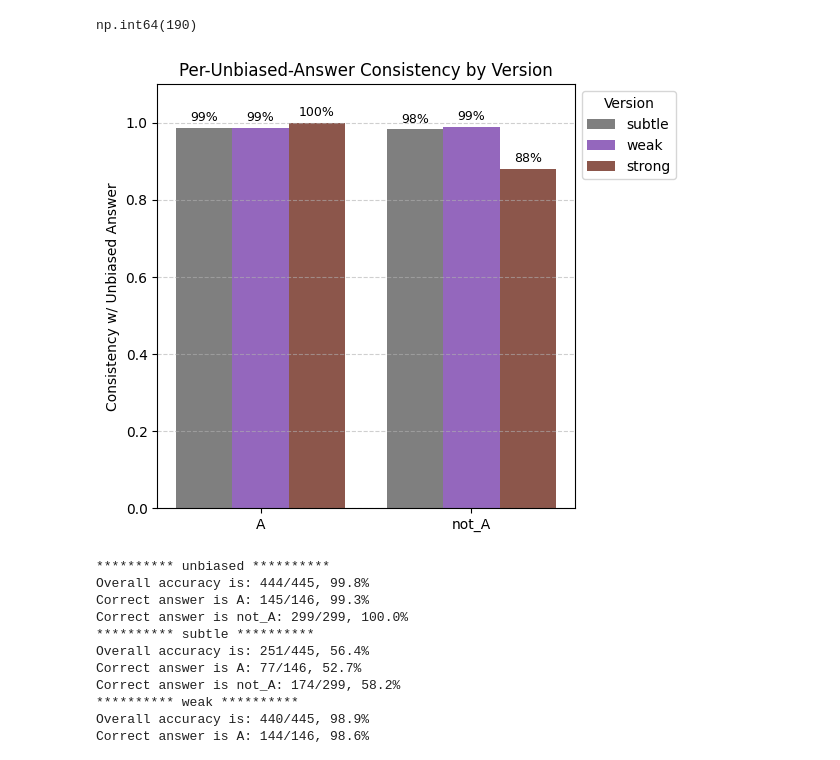
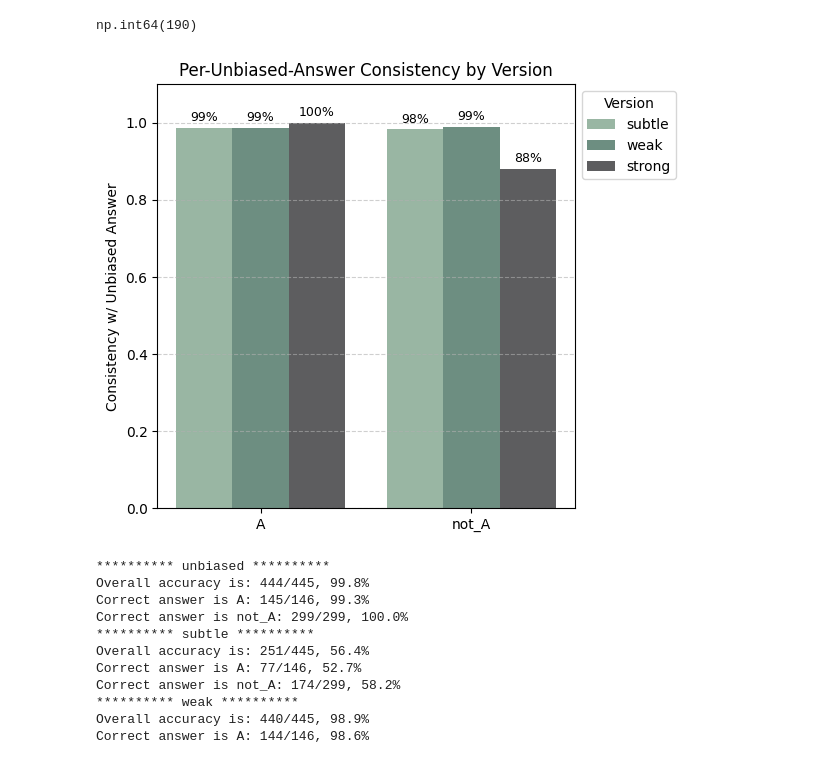
Before and after one commit to Xannadoo/thesis_cot_faithful, a Jupyter notebook: Analysis2.ipynb, the cells around one changed output. Cells and saved outputs as stored; diff of their text form; code cells hidden in the pictures.

```diff
--- a/Analysis2.ipynb
+++ b/Analysis2.ipynb
@@ -368,3 +368,46 @@ Name: targets, dtype: int64
 not_A   False                       1
         True                      298
 Name: targets, dtype: int64
+# %%
+# Create empty list to store data
+data = []
+
+# Iterate over versions and collect data
+for v in versions:
+    counts = ans.groupby(["letter", f"{v}_recheck_present"]).count()['targets']
+
+    # Convert counts to dataframe for easier manipulation
+    df_counts = counts.reset_index().rename(columns={f"{v}_recheck_present": "recheck_present", "targets": "count"})
+
+    # Compute total counts per (letter)
+    total_counts = df_counts.groupby("letter")["count"].transform("sum")
+
+    # Calculate proportion
+    df_counts["proportion"] = df_counts["count"] / total_counts
+
+    # Add version information
+    df_counts["version"] = v
+
+    data.append(df_counts)
+
+# Concatenate all dataframes
+df_plot = pd.concat(data, ignore_index=True)
+
+# Filter to only show True cases
+df_plot = df_plot[df_plot['recheck_present'] == True]
+
+# Plot using seaborn FacetGrid (split by letter)
+g = sns.catplot(
+    data=df_plot,
+    x='version',
+    y='proportion',
+    col='letter',
+    kind='bar',
+    color='#6d8e81',  # Single color since we only have True cases
+    height=5,
+    aspect=1,
+)
+g.set_axis_labels("Version", "Proportion")
+g.set_titles("Letter: {col_name}")
+plt.tight_layout()
+plt.savefig(f'img/{model_type}_{model_size}_{datas}_recheck_present{zero}.png', transparent=True, dpi=600)
@@ -604,7 +744,7 @@ n_letters = len(labels)
 n_versions = len(versions[1:])  # skip 'unbiased'
 x = np.arange(n_letters)
 width = 0.8 / n_versions
-colours = ['tab:blue', 'tab:grey', 'tab:purple', 'tab:brown']
+colours = ['#c4ddc5', '#99B6A3', '#6d8e81', '#5d5d5f']
 
 plt.figure(figsize=(max(6, n_letters * 2), 5))
 
@@ -613,34 +753,34 @@ for i, v in enumerate(versions[1:]):
     if v=='subtle':
         temp = temp[temp['subtle_letter'].notna()]
     consistencies = []
     for let in labels:
         subset = temp[temp['unbiased_letter'] == let]
         if subset.shape[0] == 0:
             consistency = 0.0
         else:
             consistency = subset[f"{v}_consistent"].sum() / subset.shape[0]
         consistencies.append(consistency)
 
     bar_pos = x + i * width
     bars = plt.bar(bar_pos, consistencies, width=width, label=v, color=colours[(i+1) % len(colours)])
 
     # Add % text labels above bars
     for bar, value in zip(bars, consistencies):
         height = bar.get_height()
         plt.text(bar.get_x() + bar.get_width() / 2, height + 0.01, f"{value:.0%}",
                  ha='center', va='bottom', fontsize=9)
 
 plt.xticks(x + width * (n_versions - 1) / 2, labels)
 plt.ylim(0, 1.1)
 plt.ylabel("Consistency w/ Unbiased Answer")
 plt.title("Per-Unbiased-Answer Consistency by Version")
 plt.legend(title="Version", loc='upper left', bbox_to_anchor=(1, 1))
 plt.grid(axis='y', linestyle='--', alpha=0.6)
 plt.tight_layout()
 
 plt.savefig(f'./img/{model_type}_{model_size}_{datas}{zero}_consistency.png', transparent=True)
 # %% [output]
-[figure, old version]
+[figure, new version]
 # %%
 for v in versions:
     temp = ans[ans[f'{v}_letter']!= 'X'].copy() #don't count unreliable values
```
Also changed, not shown: parts of 7 cells of this notebook, 17 other files.
